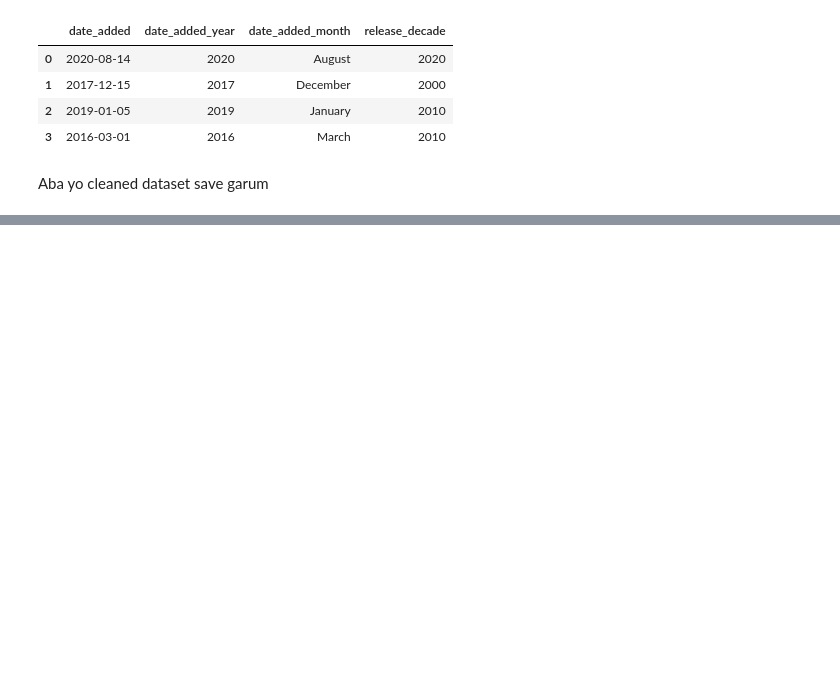
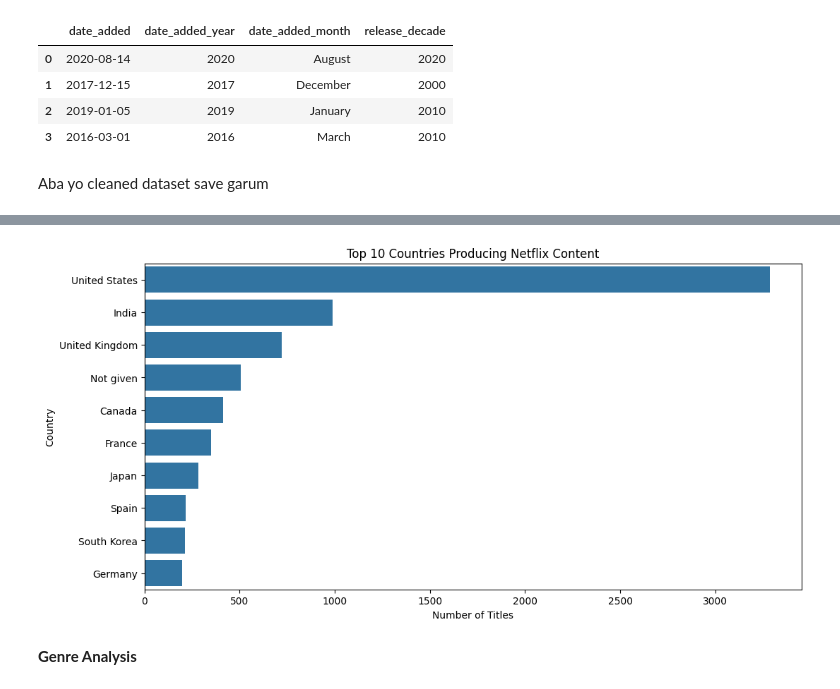
Before and after one commit to Kaini9/Certification-task, a Jupyter notebook: NoteBook/Certification_Task.ipynb, the cells around one changed output, grey strips where cells are left out. Saved outputs shown, nothing was run; the diff lists cells and outputs as text; code cells hidden in the pictures; blank space fills up the shorter version.

```diff
--- a/NoteBook/Certification_Task.ipynb
+++ b/NoteBook/Certification_Task.ipynb
@@ -319,0 +400,30 @@ df_clean.to_csv('Netflix_Cleaned.csv', index=False)
+# %%
+country_data = df_clean[
+    df_clean['country'] != 'Not Given'].copy()
+
+country_data['country'] = country_data['country'].str.split(',')
+
+country_data = country_data.explode('country')
+
+country_data['country'] = country_data['country'].str.strip()
+# %%
+top_countries = country_data['country'].value_counts().head(10)
+
+plt.figure(figsize=(12, 6))
+
+sns.barplot(
+    x=top_countries.values,
+    y=top_countries.index
+)
+
+plt.title('Top 10 Countries Producing Netflix Content')
+
+plt.xlabel('Number of Titles')
+
+plt.ylabel('Country')
+
+plt.show()
+# %% [output]
+[figure, added]
+# %% [markdown]
+**Genre Analysis**
```
Also changed, not shown: parts of 13 cells of this notebook.
